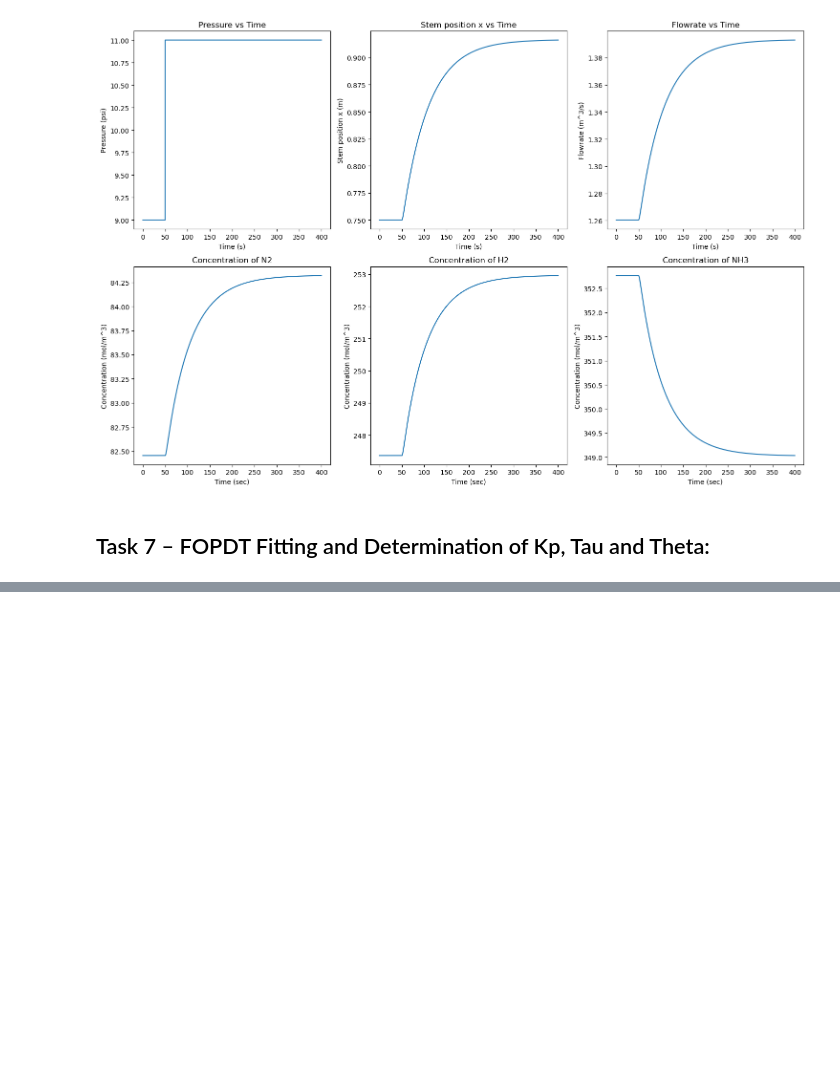
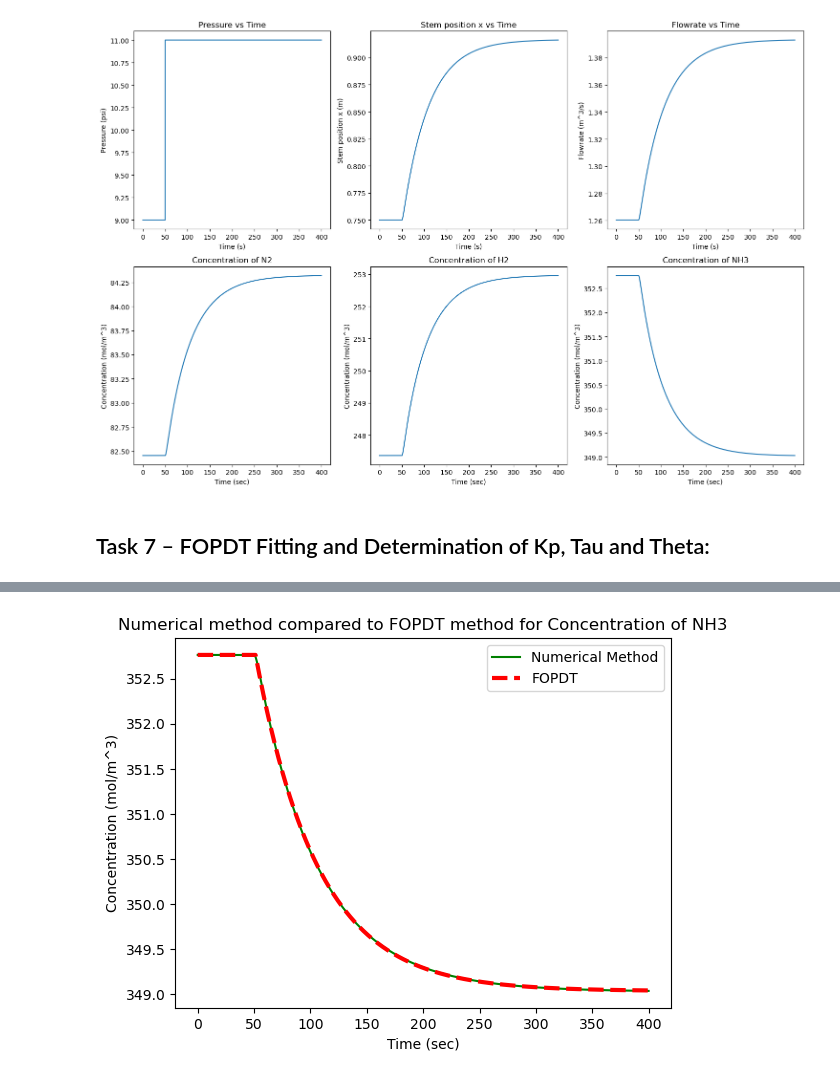
Before and after one commit to MattStrauss02/CIO_CPN_CKN_Project, a Jupyter notebook: CPN Project/CPN Project.ipynb, the cells around one changed output, grey strips where cells are left out. Saved outputs shown, nothing was run; the diff lists cells and outputs as text; code cells hidden in the pictures; blank space fills up the shorter version.

```diff
--- a/CPN Project/CPN Project.ipynb
+++ b/CPN Project/CPN Project.ipynb
@@ -61,17 +61,19 @@ molar_flow = 1304.85    #mol/s from Task 1
 mass_flow = molar_flow*MM_mix / 1000   #kg/s
 density_mix = 8.81609     #kg/m^3 from Task 1
 volumetric_flow = mass_flow/density_mix #m^3/s
-#------------------------------------------Given variables------------------------------------------------------
+
+#------------------------------------------Known variables----------------------------------------------------
 V = 1
 k0 = 0.0001
 Ea = 60000
 R = 8.314
-T = 866.85+273.15   #K from Task 1
+T = 1140   #from Task 1
 k = k0*np.exp(-Ea/(R*T))
 F = volumetric_flow
 CN2_in = molar_flow * molar_fractions[0] / F
 CH2_in = molar_flow * molar_fractions[1] / F
 CNH3_in = 0
+
 #------------------------------------------Using fsolve------------------------------------------------------
 def solve(y):
     CN2, CH2, CNH3 = y
@@ -79,5 +81,6 @@ def solve(y):
     eqn2 = F*CH2_in/V - F*CH2/V - 3*k*CN2*CH2**3
     eqn3 = F*CNH3_in/V - F*CNH3/V + 2*k*CN2*CH2**3
     return eqn1, eqn2, eqn3
-guess = [CN2_in/2, CH2_in/2, CN2_in*2]
+guess = [CN2_in/2, CH2_in/2, CN2_in*2]   #Guess values are chosen which should be within the acceptable range based on reaction stoichiometry
 CN2_ss, CH2_ss, CNH3_ss = fsolve(solve,guess)
+print("SS conc N2 = {} mol/m^3, SS conc H2 = {} mol/m^3, SS conc NH3 = {} mol/m^3".format(round(CN2_ss,2), round(CH2_ss,2), round(CNH3_ss,2)))
@@ -186,3 +204,25 @@ plt.show()
 [figure]
 # %% [markdown]
 ## Task 7 – FOPDT Fitting and Determination of Kp, Tau and Theta:
+# %%
+#------------------------------------------FOPDT function----------------------------------------------------
+def FOPDT(t, Kp, tau, theta):
+    C_vals = []
+    for i in t:
+        if i<=theta:
+            C_vals.append(Cs)
+        if i>theta:
+            C = Kp*M*(1-np.exp(-(i-theta)/tau)) + Cs
+            C_vals.append(C)
+    return np.array(C_vals)
+#-------------------------------------------Guess values------------------------------------------------------
+Cs = CNH3[0]
+Kp_guess = (CNH3[-1] - Cs)/M
+tau_guess = 80     #Calculated by finding the time at which the concentration = Cs + 0.63*delta
+theta_guess = 50
+#-----------------------------------Solving for KP, tau and theta---------------------------------------------
+params,_ = curve_fit(FOPDT,times,CNH3,p0=[Kp_guess, tau_guess, theta_guess])
+Kp, tau, theta_total = params
+theta = theta_total - t_step_change     #The overall deadtime needs to be subtracted to get the theta value for the concentratino response.
+FOPDT_flows = FOPDT(times, Kp, tau, theta_total)   #Now calculate the flows predicted by the FOPDT method.
+                                                   #Note we use theta_total as we need to take into account overall deadtime.
@@ -188,0 +238,11 @@ plt.show()
+# %%
+plt.figure()
+plt.title("Numerical method compared to FOPDT method for Concentration of NH3")
+plt.xlabel("Time (sec)")
+plt.ylabel("Concentration (mol/m^3)")
+plt.plot(times,CNH3,'g',label='Numerical Method')
+plt.plot(times,FOPDT_flows,'r--',label='FOPDT',linewidth=3)
+plt.legend(loc='best')
+plt.show()
+# %% [output]
+[figure, added]
```
Also changed, not shown: parts of 6 cells of this notebook.
